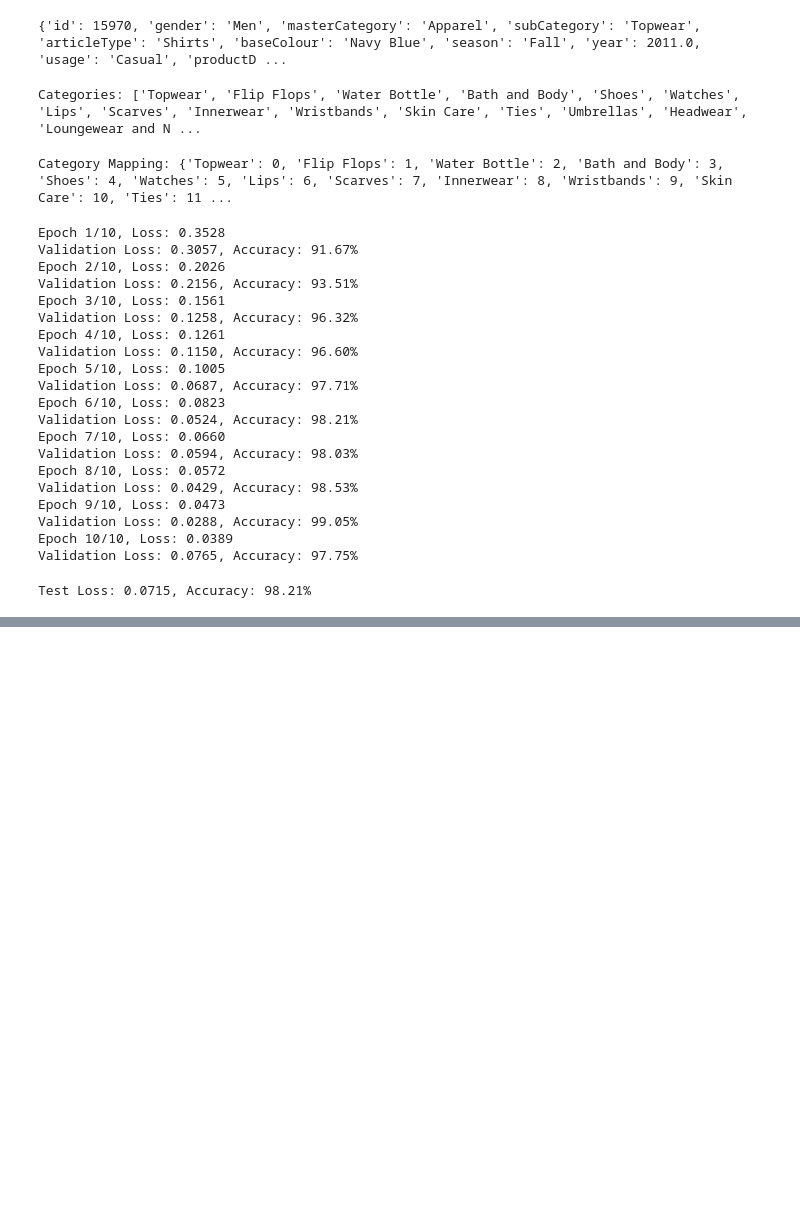
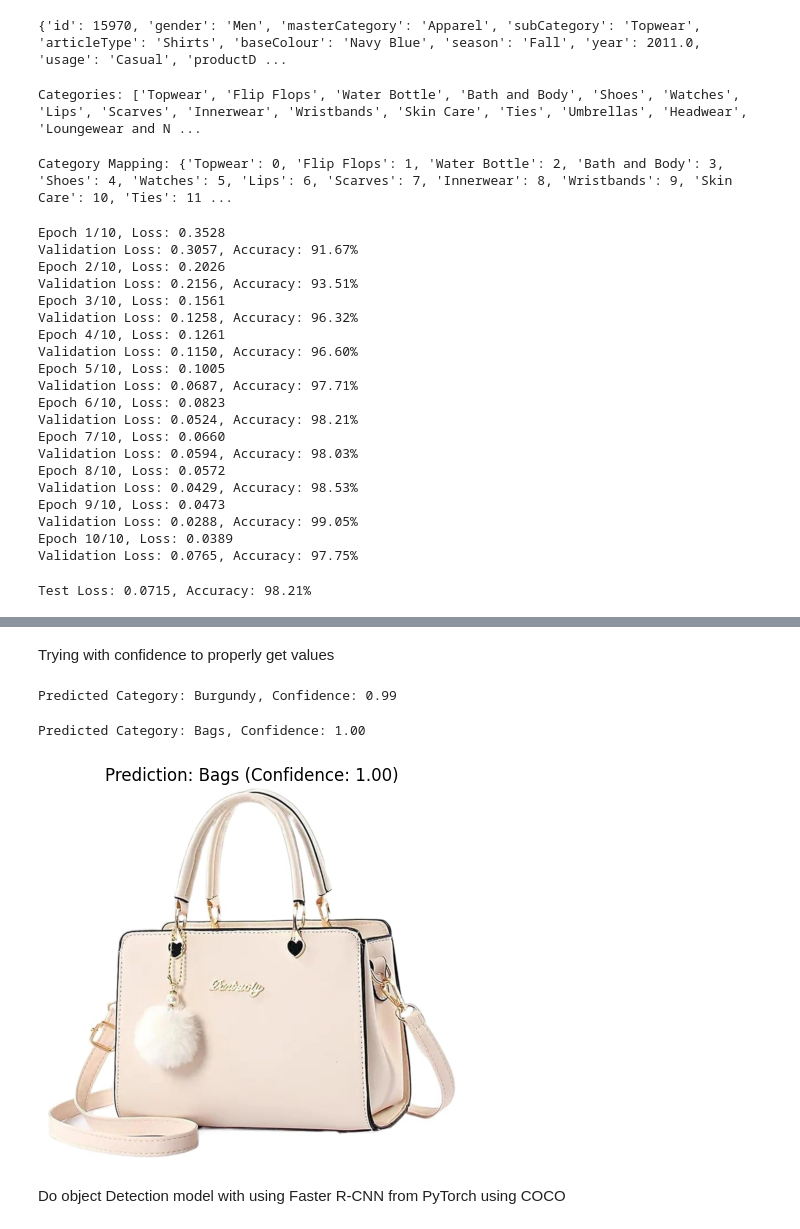
Before and after one commit to ParamDesai111/Fashion-Trends-Sentiment-Analysis-and-Forecasting, a Jupyter notebook: ImageProcessingTool/notebooks/train_clothingImage.ipynb, the cells around one changed output, grey strips where cells are left out. Cells and saved outputs as stored; diff of their text form; code cells hidden in the pictures; blank space fills up the shorter version.

Commit message:
pretrained COCO for multi

```diff
--- a/ImageProcessingTool/notebooks/train_clothingImage.ipynb
+++ b/ImageProcessingTool/notebooks/train_clothingImage.ipynb
@@ -527,0 +580,8 @@ Test Loss: 0.0715, Accuracy: 98.21%
+# %%
+# Define your categories
+categories = ['Topwear', 'Flip Flops', 'Water Bottle', 'Bath and Body', 'Shoes', 'Watches', 'Lips', 'Scarves', 'Innerwear', 'Wristbands', 'Skin Care', 'Ties', 'Umbrellas', 'Headwear', 'Loungewear and Nightwear', 'Beauty Accessories', 'Eyewear', 'Mufflers', 'Free Gifts', 'Nails', 'Bottomwear', 'Wallets', 'Saree', 'Dress', 'Cufflinks', 'Home Furnishing', 'Vouchers', 'Jewellery', 'Apparel Set', 'Perfumes', 'Makeup', 'Belts', 'Fragrance', 'Skin', 'Sports Accessories', 'Socks', 'Bags', 'Eyes', 'Shoe Accessories', 'Sandal', 'Gloves', 'Stoles', 'Accessories', 'Hair', 'Sports Equipment']
+
+# Test the model with a new image
+image_path = "image2.jpg"
+predicted_category = predict_category(image_path, model, categories)
+print(f"Predicted Category: {predicted_category}")
@@ -527,0 +635,43 @@ Test Loss: 0.0715, Accuracy: 98.21%
+# %% [markdown]
+Trying with confidence to properly get values
+# %%
+import torch.nn.functional as F
+
+def predict_with_confidence(image_path, model, categories):
+    # Preprocess the image
+    image = preprocess_image(image_path).to(device)
+
+    # Perform inference
+    with torch.no_grad():
+        outputs = model(image)
+        probabilities = F.softmax(outputs, dim=1)  # Convert logits to probabilities
+        confidence, predicted = torch.max(probabilities, 1)  # Get max confidence and class index
+
+    return categories[predicted.item()], confidence.item()
+
+# Test
+categories = ['Topwear', 'Flip Flops', 'Water Bottle', 'Bath and Body', 'Shoes', 'Watches', 'Lips', 'Scarves', 'Innerwear', 'Wristbands', 'Skin Care', 'Ties', 'Umbrellas', 'Headwear', 'Loungewear and Nightwear', 'Beauty Accessories', 'Eyewear', 'Mufflers', 'Free Gifts', 'Nails', 'Bottomwear', 'Wallets', 'Saree', 'Dress', 'Cufflinks', 'Home Furnishing', 'Vouchers', 'Jewellery', 'Apparel Set', 'Perfumes', 'Makeup', 'Belts', 'Fragrance', 'Skin', 'Sports Accessories', 'Socks', 'Bags', 'Eyes', 'Shoe Accessories', 'Sandal', 'Gloves', 'Stoles', 'Accessories', 'Hair', 'Sports Equipment']
+image_path = "try.jpg"
+predicted_category, confidence = predict_with_confidence(image_path, model, categories)
+print(f"Predicted Category: {predicted_category}, Confidence: {confidence:.2f}")
+# %% [output]
+Predicted Category: Burgundy, Confidence: 0.99
+# %%
+import matplotlib.pyplot as plt
+
+def visualize_prediction(image_path, predicted_category, confidence):
+    image = Image.open(image_path)
+    plt.imshow(image)
+    plt.title(f"Prediction: {predicted_category} (Confidence: {confidence:.2f})")
+    plt.axis('off')
+    plt.show()
+
+image_path = "image2.jpg"
+predicted_category, confidence = predict_with_confidence(image_path, model, categories)
+print(f"Predicted Category: {predicted_category}, Confidence: {confidence:.2f}")
+visualize_prediction(image_path, predicted_category, confidence)
+# %% [output]
+Predicted Category: Bags, Confidence: 1.00
+[figure, added]
+# %% [markdown]
+Do object Detection model with using Faster R-CNN from PyTorch using COCO
```
Also changed, not shown: parts of 12 cells of this notebook, 9 other files.
